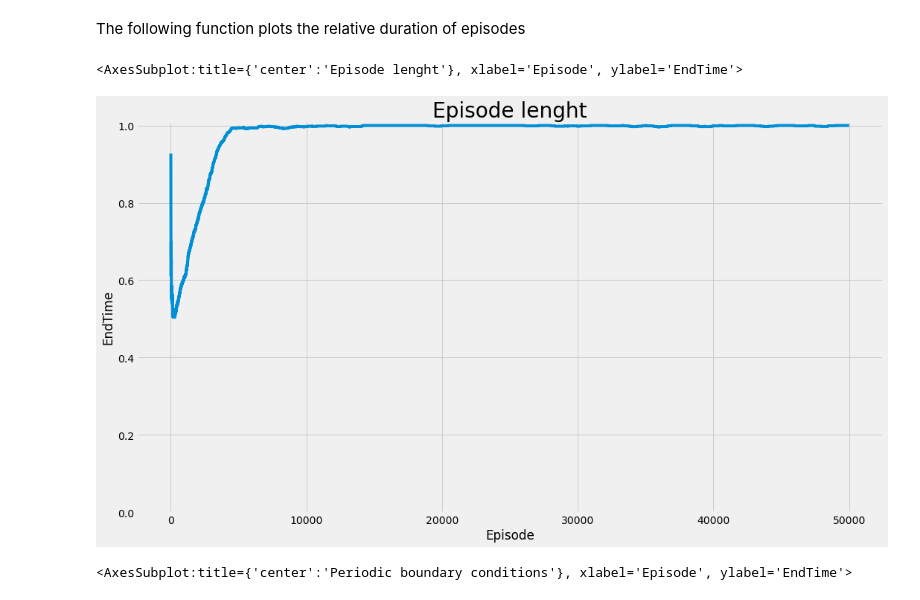
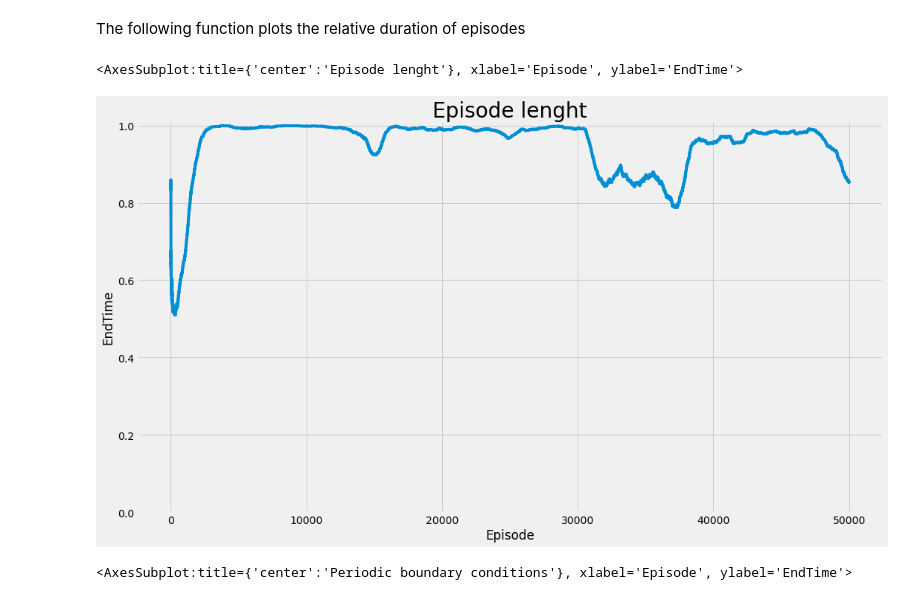
Before and after one commit to fbrand-new/reinforced-birds, a Jupyter notebook: Episode_plotting.ipynb, the cells around one changed output. Saved outputs shown, nothing was run; the diff lists cells and outputs as text; code cells hidden in the pictures.

```diff
--- a/Episode_plotting.ipynb
+++ b/Episode_plotting.ipynb
@@ -19,9 +19,7 @@ plt.style.use('fivethirtyeight')
 
 def plot_episode(data_folder="data", save_episode=False, save_folder='runs', filename = 'episode.png'):
     """
-        Plots episode duration vs episode number.
-        Pursuer learns in the episodes that are on the left with respect to the red dotted line.
-        Evader learns (all together) in the episodes that are on the left with respect to the blue dotted line.
+        Plots relative episode duration vs episode number.
     """
     info = pd.read_csv(osp.join(data_folder,"env_info.csv"))
     #num_birds=info['num_of_birds'].item()
@@ -41,10 +39,10 @@ def plot_episode(data_folder="data", save_episode=False, save_folder='runs', fil
 
     return ax
 # %%
-plot_episode(data_folder='argo_data/e1_p3_dir_data')
+plot_episode(data_folder='argo_data/e1_p3_rep_data')
 # %% [output]
 <AxesSubplot:title={'center':'Episode lenght'}, xlabel='Episode', ylabel='EndTime'>
-[figure, old version]
+[figure, new version]
 # %%
 plot_episode(save_episode=True,save_folder='plots', filename='pbc_same_speed.png')
 # %% [output]
```
Also changed, not shown: parts of 17 cells of this notebook, 9 other files.
